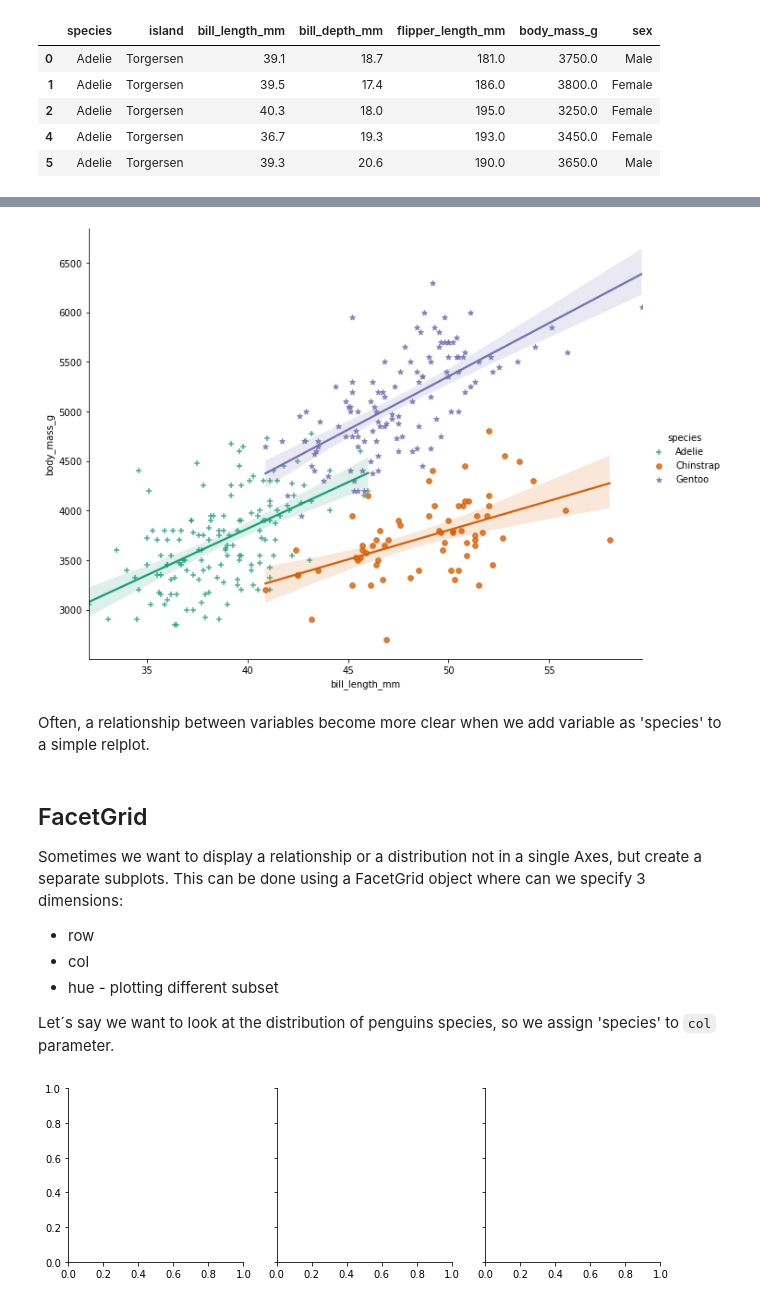
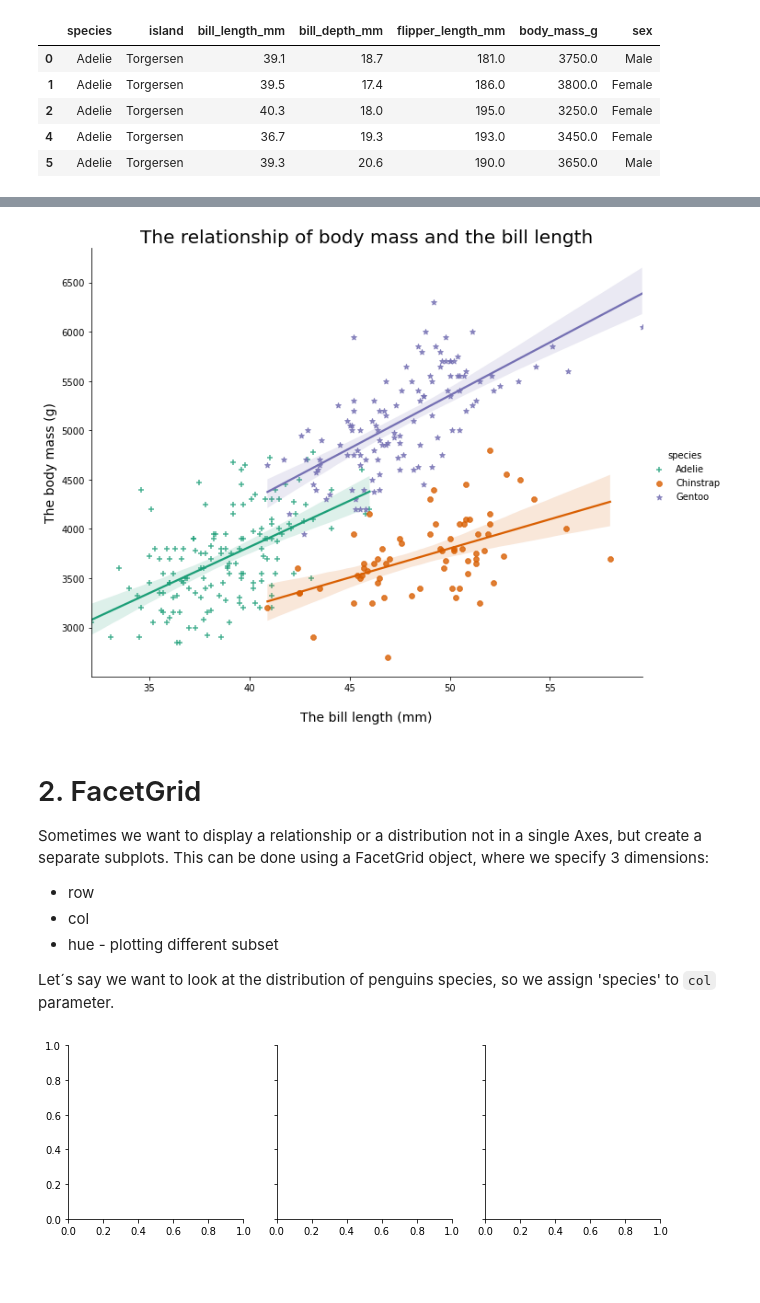
Before and after one commit to zatkopatrik/authentic-data-science, a Jupyter notebook: Jupyter_notebooks/3. Data-Visualization/3_4_15 Multivariate visualizations with Seaborn.ipynb, the cells around one changed output, grey strips where cells are left out. Cells and saved outputs as stored; diff of their text form; code cells hidden in the pictures; blank space fills up the shorter version.

```diff
--- a/Jupyter_notebooks/3. Data-Visualization/3_4_15 Multivariate visualizations with Seaborn.ipynb
+++ b/Jupyter_notebooks/3. Data-Visualization/3_4_15 Multivariate visualizations with Seaborn.ipynb
@@ -76,19 +116,22 @@ sns.scatterplot(data = penguins, x = 'body_mass_g', y = 'flipper_length_mm',
 # %%
 # A lmplot
-sns.lmplot(data = penguins, x = 'bill_length_mm', y = 'body_mass_g',
+sns.lmplot(data = penguins,
+           x = 'bill_length_mm',
+           y = 'body_mass_g',
            hue = 'species',
            markers = ['+','8','*'],
            palette = 'Dark2',
            height = 7,
-           aspect = 1.3);
+           aspect = 1.3)
+plt.xlabel('The bill length (mm)', fontsize = 14, labelpad = 20)
+plt.ylabel('The body mass (g)', fontsize = 14)
+plt.title('The relationship of body mass and the bill length', fontsize = 20);
 # %% [output]
-[figure, old version]
+[figure, new version]
-# %% [markdown]
-Often, a relationship between variables become more clear when we add variable as 'species' to a simple relplot.
 # %% [markdown]
-##  FacetGrid
+# 2.  FacetGrid
 
-Sometimes we want to display a relationship or a distribution not in a single Axes, but create a separate subplots. This can be done using a FacetGrid object where can we specify 3 dimensions:
+Sometimes we want to display a relationship or a distribution not in a single Axes, but create a separate subplots. This can be done using a FacetGrid object, where we specify 3 dimensions:
 - row
 - col
 - hue - plotting different subset
```
Also changed, not shown: parts of 24 cells of this notebook.
